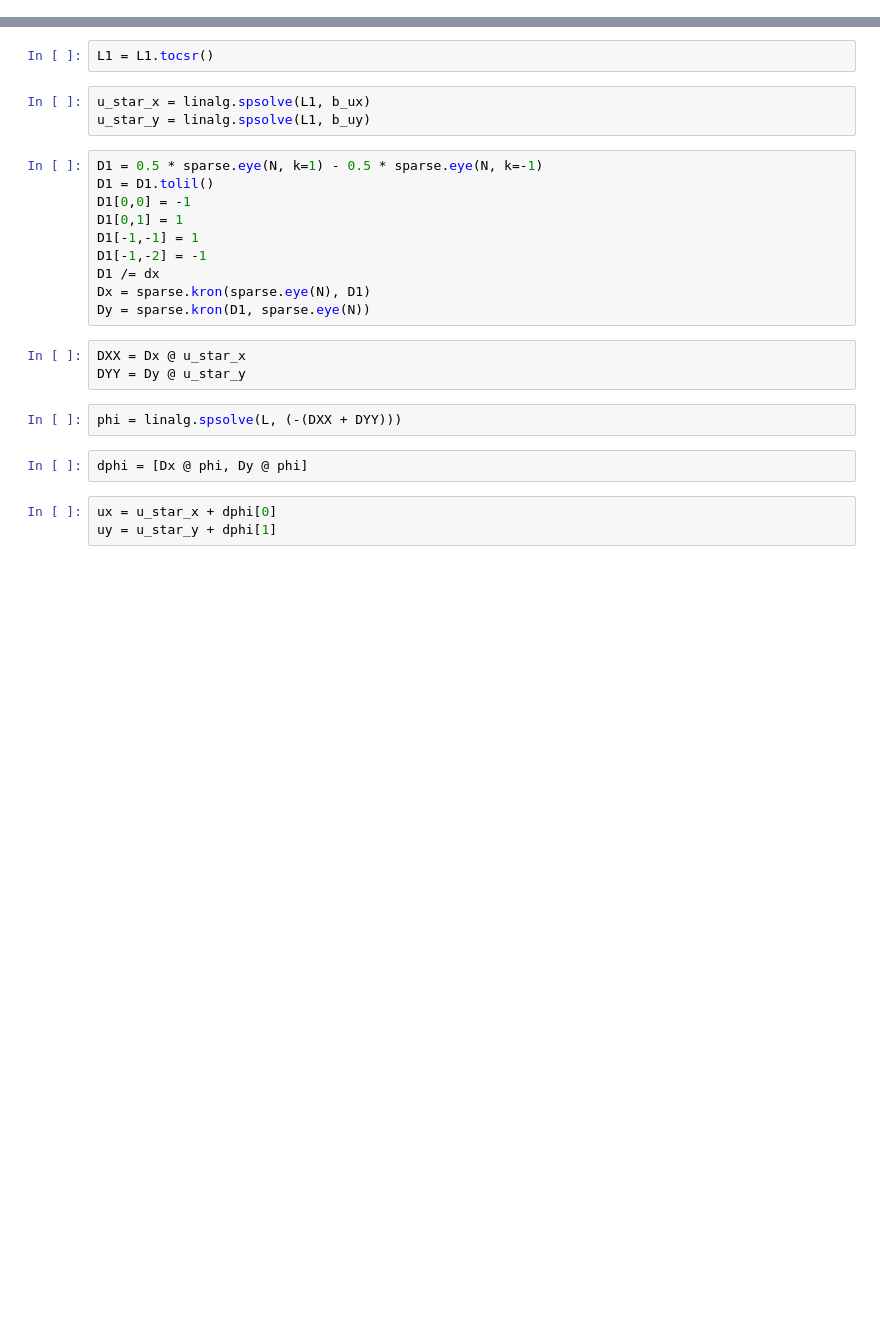
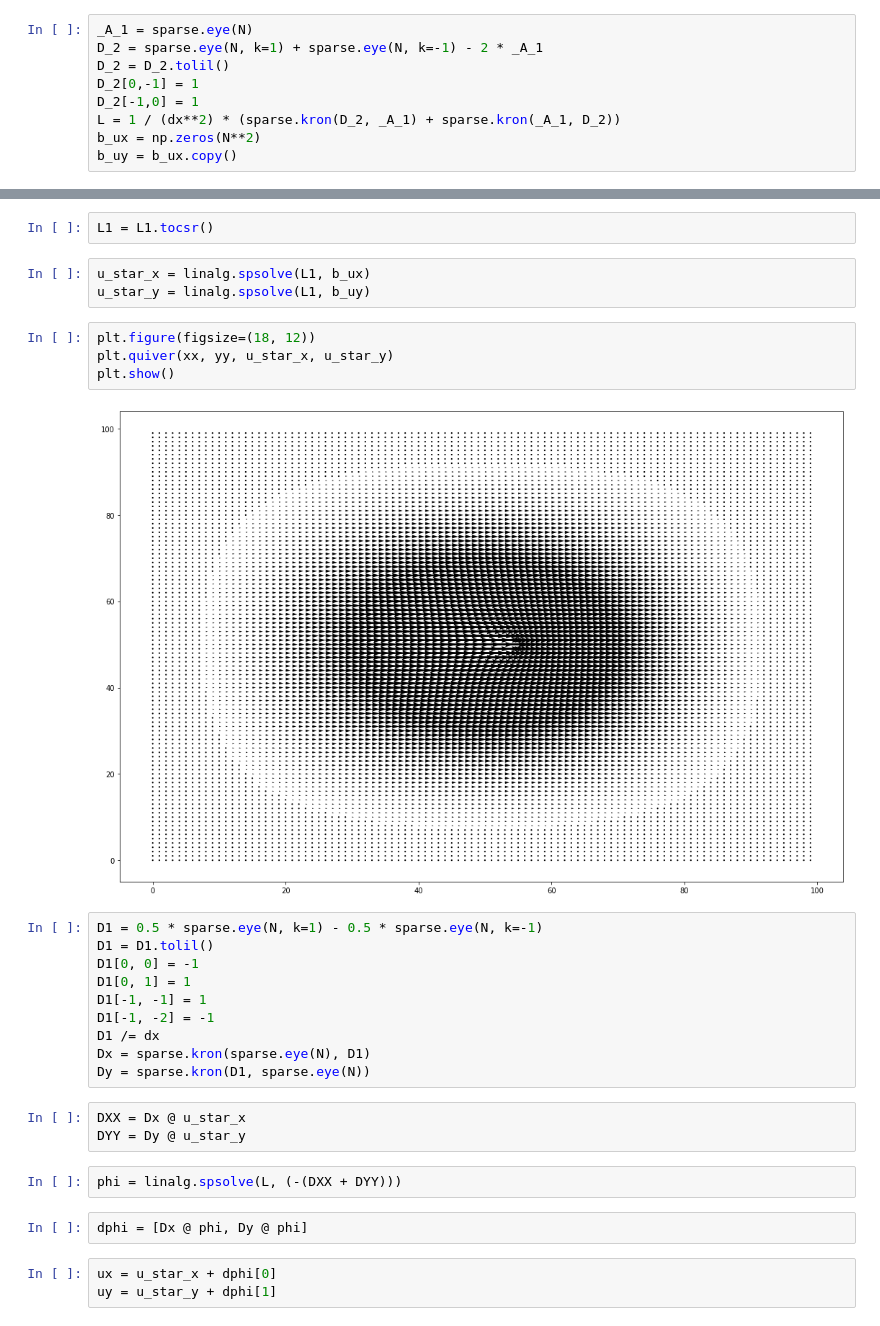
Before and after one commit to Zaptos27/Numerical_methods_project, a Jupyter notebook: flow.ipynb, the cells around one changed output, grey strips where cells are left out. Saved outputs shown, nothing was run; the diff lists cells and outputs as text; blank space fills up the shorter version.

```diff
--- a/flow.ipynb
+++ b/flow.ipynb
@@ -57,0 +25,9 @@ for i in range(N):
+# %%
+_A_1 = sparse.eye(N)
+D_2 = sparse.eye(N, k=1) + sparse.eye(N, k=-1) - 2 * _A_1
+D_2 = D_2.tolil()
+D_2[0,-1] = 1
+D_2[-1,0] = 1
+L = 1 / (dx**2) * (sparse.kron(D_2, _A_1) + sparse.kron(_A_1, D_2))
+b_ux = np.zeros(N**2)
+b_uy = b_ux.copy()
@@ -60,13 +76,19 @@ L1 = L1.tocsr()
 # %%
 u_star_x = linalg.spsolve(L1, b_ux)
 u_star_y = linalg.spsolve(L1, b_uy)
+# %%
+plt.figure(figsize=(18, 12))
+plt.quiver(xx, yy, u_star_x, u_star_y)
+plt.show()
+# %% [output]
+[figure, added]
 # %%
 D1 = 0.5 * sparse.eye(N, k=1) - 0.5 * sparse.eye(N, k=-1)
 D1 = D1.tolil()
-D1[0,0] = -1
-D1[0,1] = 1
-D1[-1,-1] = 1
-D1[-1,-2] = -1
+D1[0, 0] = -1
+D1[0, 1] = 1
+D1[-1, -1] = 1
+D1[-1, -2] = -1
 D1 /= dx
 Dx = sparse.kron(sparse.eye(N), D1)
 Dy = sparse.kron(D1, sparse.eye(N))
```
Also changed, not shown: parts of 23 cells of this notebook.
